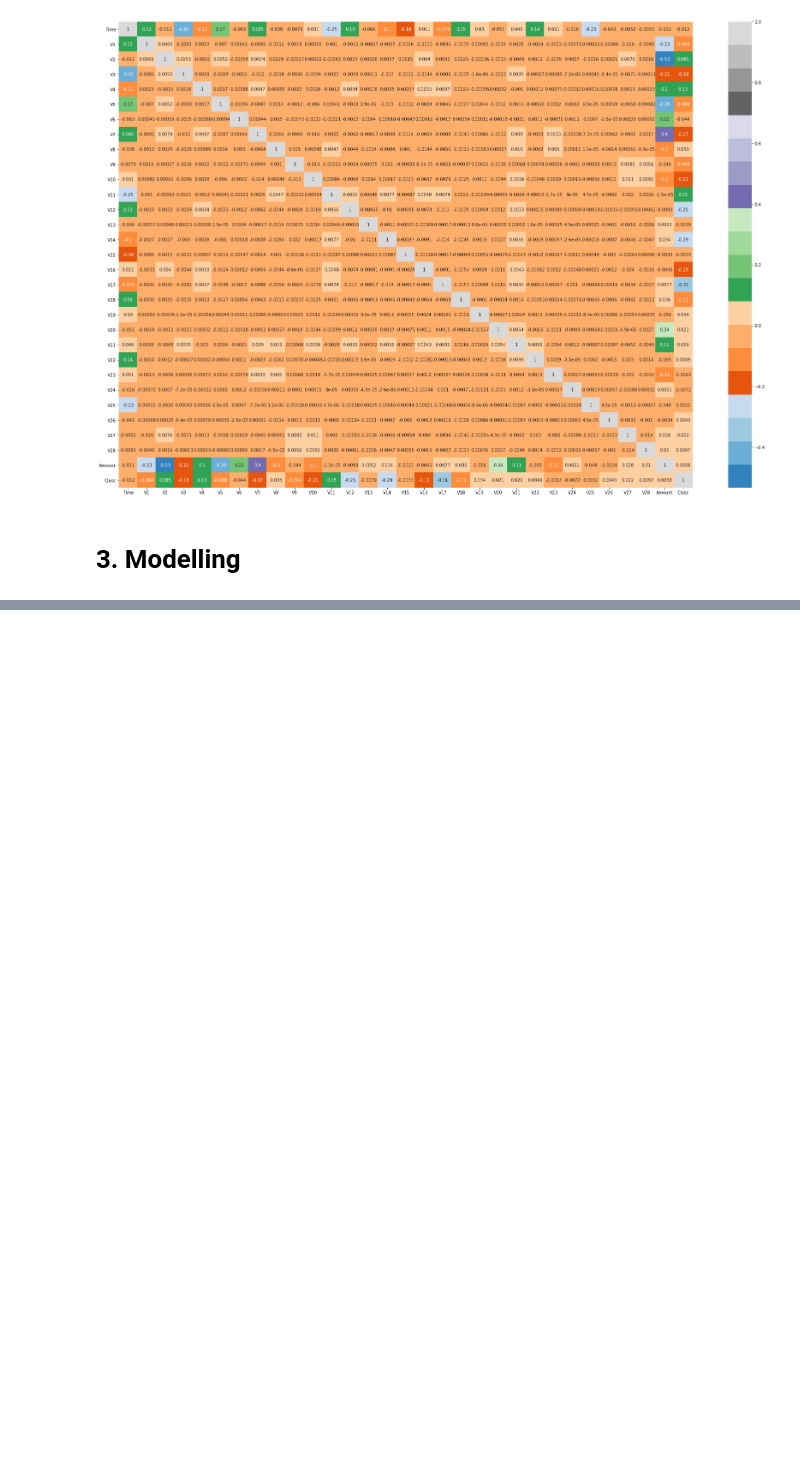
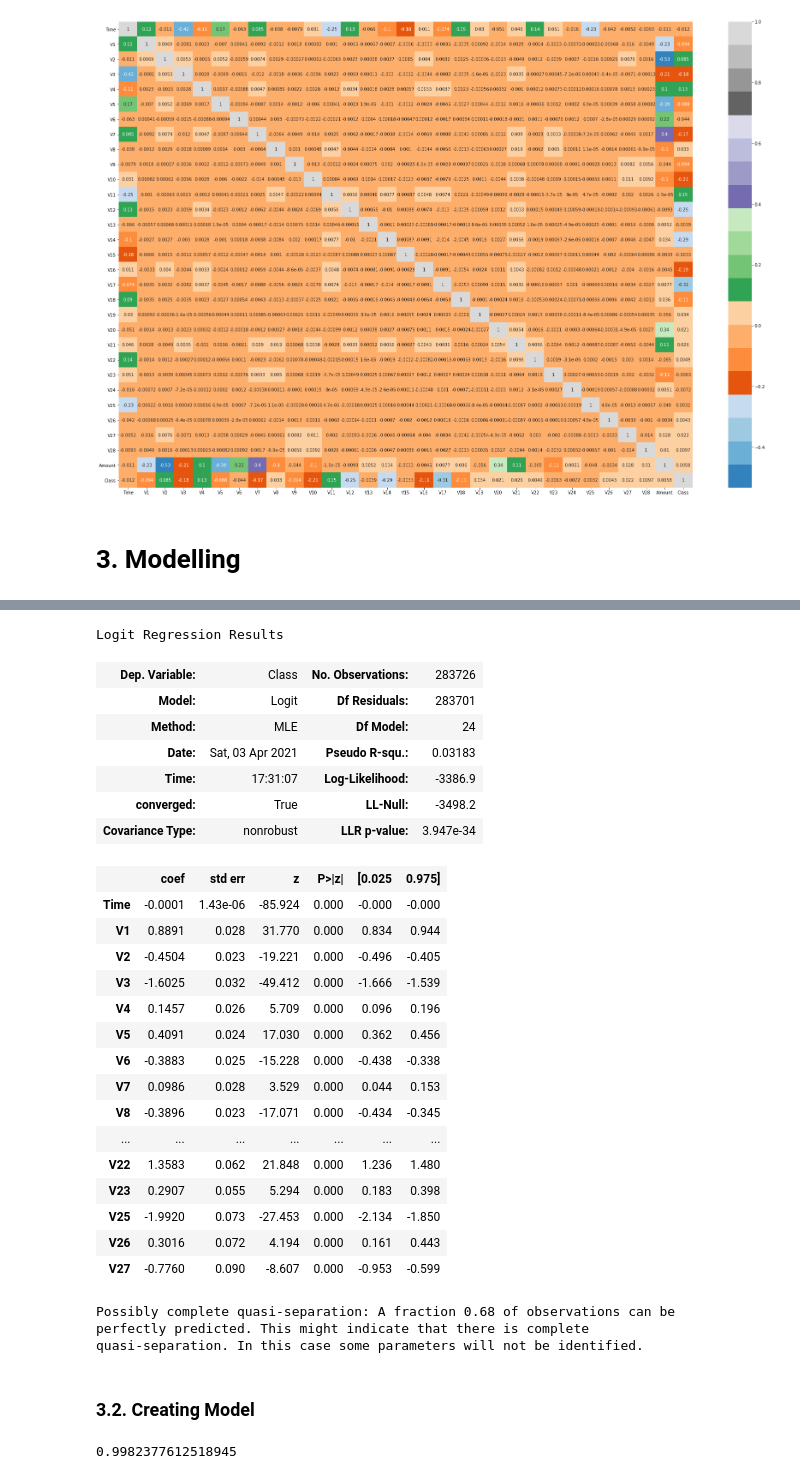
Before and after one commit to eozhisarcikli/credit-card-fraud-detection, a Jupyter notebook: Data Cleaning & Model Developing.ipynb, the cells around one changed output, grey strips where cells are left out. Cells and saved outputs as stored; diff of their text form; code cells hidden in the pictures; blank space fills up the shorter version.

```diff
--- a/Data Cleaning & Model Developing.ipynb
+++ b/Data Cleaning & Model Developing.ipynb
@@ -157,0 +232,46 @@ plt.show()
+# %%
+def back_feature_elem (data_frame, dep_var, col_list):
+
+    while len(col_list)>0 :
+        model=sm.Logit(dep_var,data_frame[col_list])
+        result=model.fit(disp=0)
+        largest_pvalue=round(result.pvalues,3).nlargest(1)
+        if largest_pvalue[0]<(0.05):
+            return result
+            break
+        else:
+            col_list=col_list.drop(largest_pvalue.index)
+
+result = back_feature_elem(X, card.Class, col)
+# %%
+result.summary()
+# %% [output]
+Logit Regression Results
+| Dep. Variable: | Class | No. Observations: | 283726 |
+| Model: | Logit | Df Residuals: | 283701 |
+| Method: | MLE | Df Model: | 24 |
+| Date: | Sat, 03 Apr 2021 | Pseudo R-squ.: | 0.03183 |
+| Time: | 17:31:07 | Log-Likelihood: | -3386.9 |
+| converged: | True | LL-Null: | -3498.2 |
+| Covariance Type: | nonrobust | LLR p-value: | 3.947e-34 |
+|  | coef | std err | z | P>|z| | [0.025 | 0.975] |
+| Time | -0.0001 | 1.43e-06 | -85.924 | 0.000 | -0.000 | -0.000 |
+| V1 | 0.8891 | 0.028 | 31.770 | 0.000 | 0.834 | 0.944 |
+| V2 | -0.4504 | 0.023 | -19.221 | 0.000 | -0.496 | -0.405 |
+| V3 | -1.6025 | 0.032 | -49.412 | 0.000 | -1.666 | -1.539 |
+| V4 | 0.1457 | 0.026 | 5.709 | 0.000 | 0.096 | 0.196 |
+| V5 | 0.4091 | 0.024 | 17.030 | 0.000 | 0.362 | 0.456 |
+| V6 | -0.3883 | 0.025 | -15.228 | 0.000 | -0.438 | -0.338 |
+| V7 | 0.0986 | 0.028 | 3.529 | 0.000 | 0.044 | 0.153 |
+| V8 | -0.3896 | 0.023 | -17.071 | 0.000 | -0.434 | -0.345 |
+| ... | ... | ... | ... | ... | ... | ... |
+| V22 | 1.3583 | 0.062 | 21.848 | 0.000 | 1.236 | 1.480 |
+| V23 | 0.2907 | 0.055 | 5.294 | 0.000 | 0.183 | 0.398 |
+| V25 | -1.9920 | 0.073 | -27.453 | 0.000 | -2.134 | -1.850 |
+| V26 | 0.3016 | 0.072 | 4.194 | 0.000 | 0.161 | 0.443 |
+| V27 | -0.7760 | 0.090 | -8.607 | 0.000 | -0.953 | -0.599 |
+Possibly complete quasi-separation: A fraction 0.68 of observations can be
+perfectly predicted. This might indicate that there is complete
+quasi-separation. In this case some parameters will not be identified.
+# %% [markdown]
+### 3.2. Creating Model
@@ -157,0 +294,6 @@ plt.show()
+# %%
+from sklearn.metrics import accuracy_score
+
+print(accuracy_score(y_test,y_pred))
+# %% [output]
+0.9982377612518945
```
Also changed, not shown: parts of 9 cells of this notebook.
